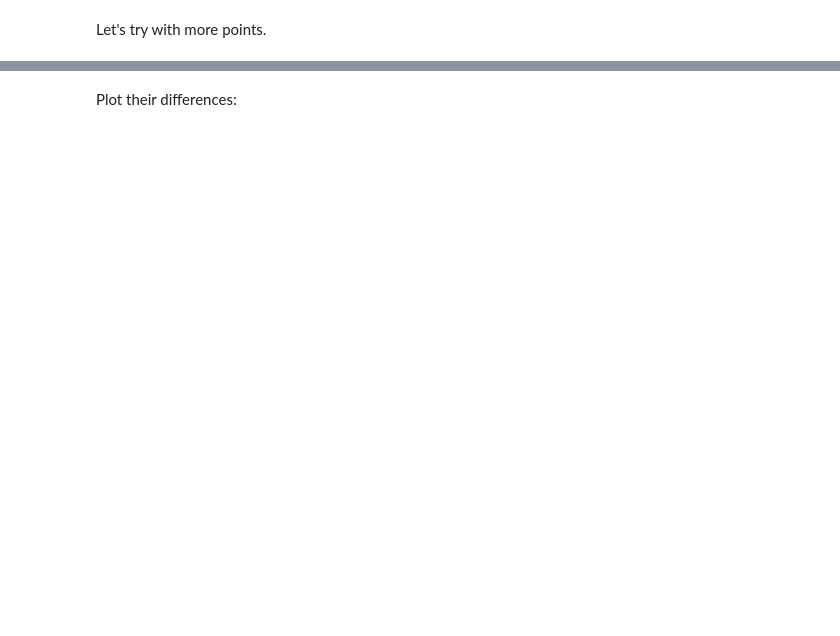
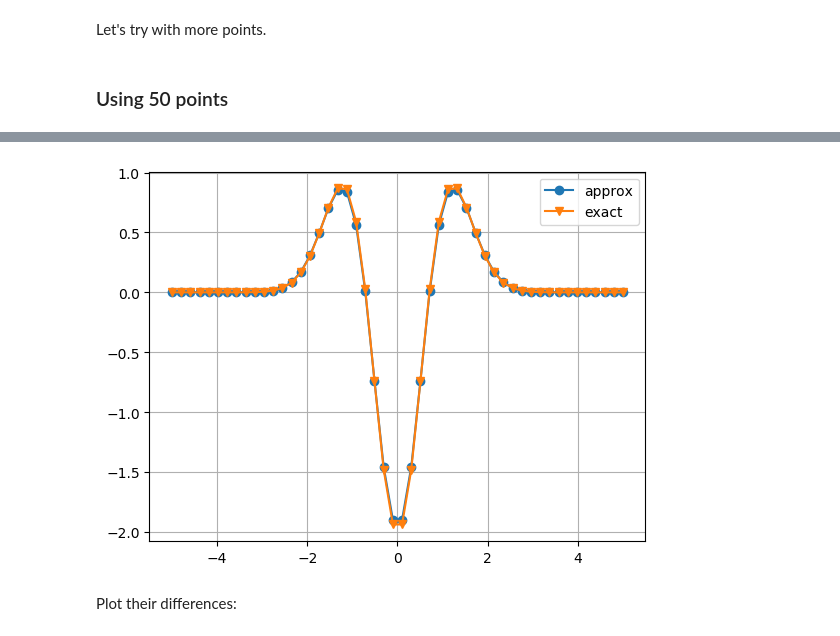
Before and after one commit to f-fathurrahman/ffr-komputasi-material, a Jupyter notebook: NumericalQM/FD1d_v1.ipynb, the cells around one changed output, grey strips where cells are left out. Cells and saved outputs as stored; diff of their text form; code cells hidden in the pictures; blank space fills up the shorter version.

```diff
--- a/NumericalQM/FD1d_v1.ipynb
+++ b/NumericalQM/FD1d_v1.ipynb
@@ -113,21 +177,26 @@ plt.plot(x, d2_my_gaussian(x), marker="v")
 # %% [markdown]
 Let's try with more points.
+# %% [markdown]
+### Using 50 points
 # %%
-N = 200
+N = 50
 x_min = -5.0
 x_max = 5.0
 L = x_max - x_min
 h = L/(N-1)
-x = np.zeros(N)
-for i in range(N):
-    x[i] = x_min + i*h
+x = zeros(Float64,N)
+for i = 1:N
+    x[i] = x_min + (i-1)*h
+end
 
-psi = my_gaussian(x)
+psi = my_gaussian.(x)
 D2 = build_D2_matrix(N,h)
-d2_psi = np.matmul(D2, psi)
+d2_psi = D2*psi
+d2_psi_exact = d2_my_gaussian.(x)
 
 plt.clf()
-plt.plot(x, d2_psi, marker="o")
-plt.plot(x, d2_my_gaussian(x), marker="v")
-plt.grid();
+plt.plot(x, d2_psi, marker="o", label="approx")
+plt.plot(x, d2_psi_exact, marker="v", label="exact")
+plt.grid()
+plt.legend();
 # %% [output]
@@ -135,2 +203,3 @@ plt.grid();
+[figure, added]
 # %% [markdown]
 Plot their differences:
```
Also changed, not shown: parts of 87 cells of this notebook.
